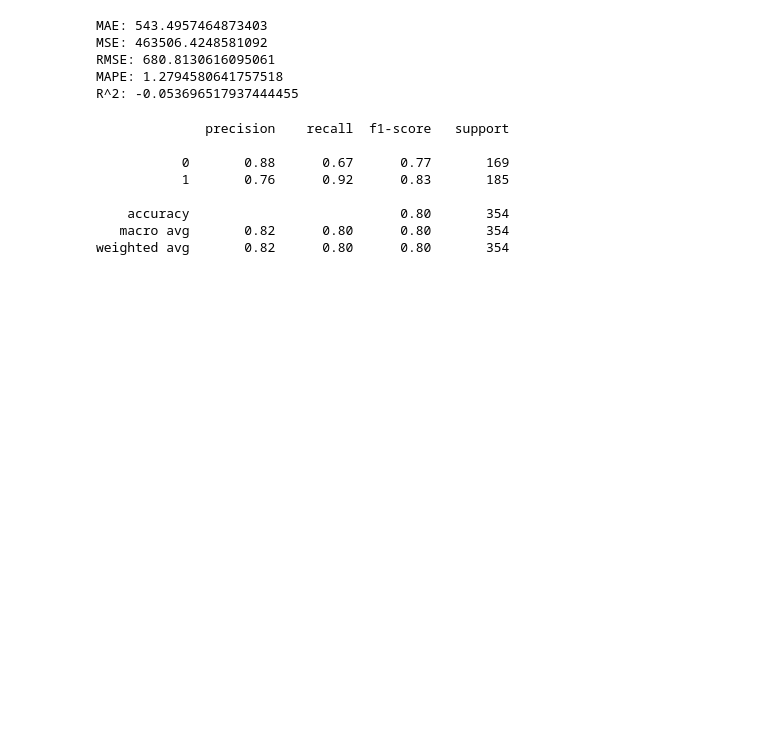
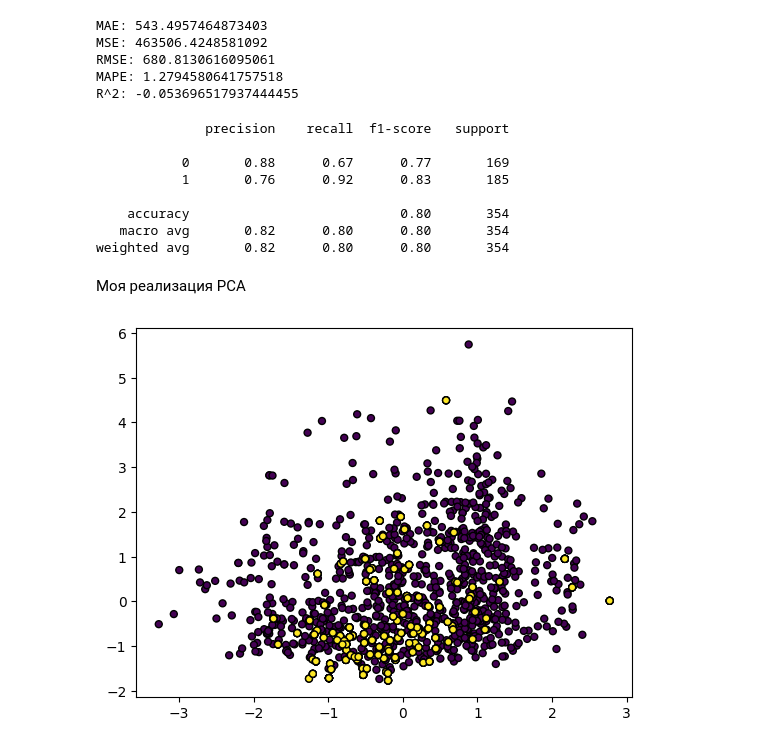
Before and after one commit to Ivanov-666/ML, a Jupyter notebook: notebooks/Lab-7.ipynb, the cells around one changed output. Cells and saved outputs as stored; diff of their text form; code cells hidden in the pictures; blank space fills up the shorter version.

```diff
--- a/notebooks/Lab-7.ipynb
+++ b/notebooks/Lab-7.ipynb
@@ -314,3 +346,17 @@ check_classif(X_isomap_classif, y_classif)
     accuracy                           0.80       354
    macro avg       0.82      0.80      0.80       354
 weighted avg       0.82      0.80      0.80       354
+# %% [markdown]
+Моя реализация PCA
+# %%
+p = Pca.PCA(2)
+new_data = p.fit_transform(X_classif)
+# %%
+md = Km.K_means(2, 1)
+md.fit(new_data, 10)
+pred = md.predict(new_data)
+# %%
+plt.scatter(new_data[:,0], new_data[:,1], marker="o", c=y_classif, s=25, edgecolor="k")
+plt.show()
+# %% [output]
+[figure, added]
```
Also changed, not shown: parts of 13 cells of this notebook, 5 other files.
